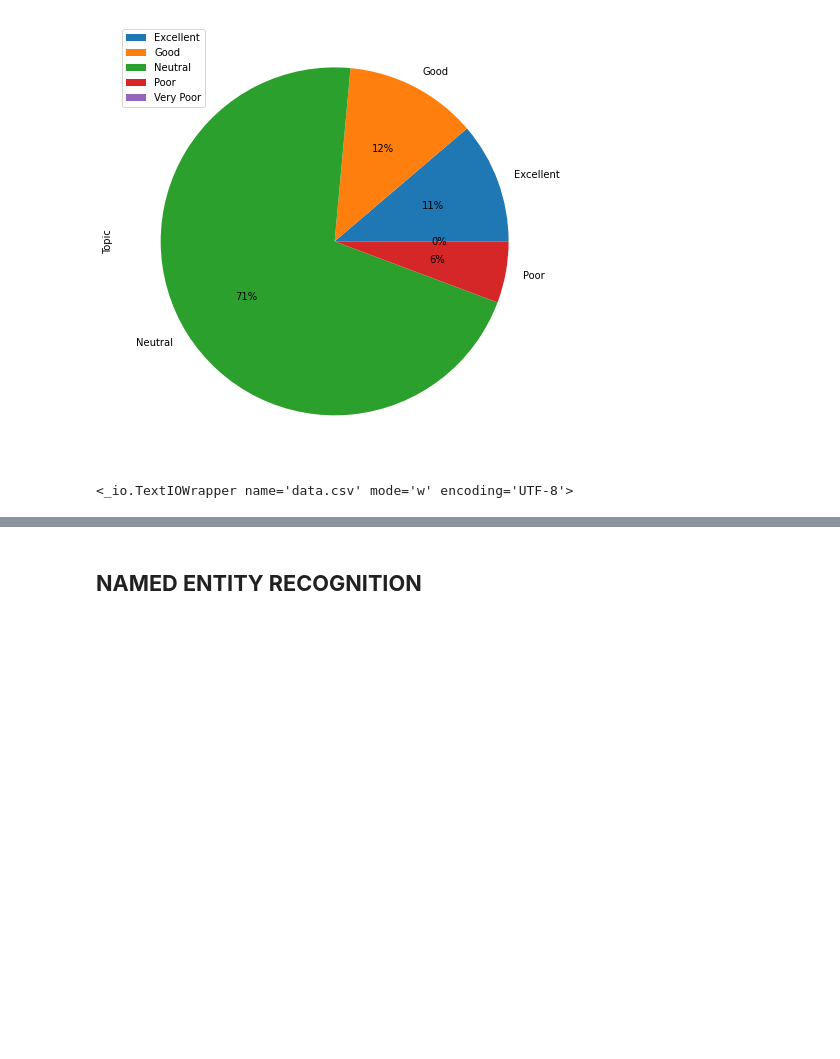
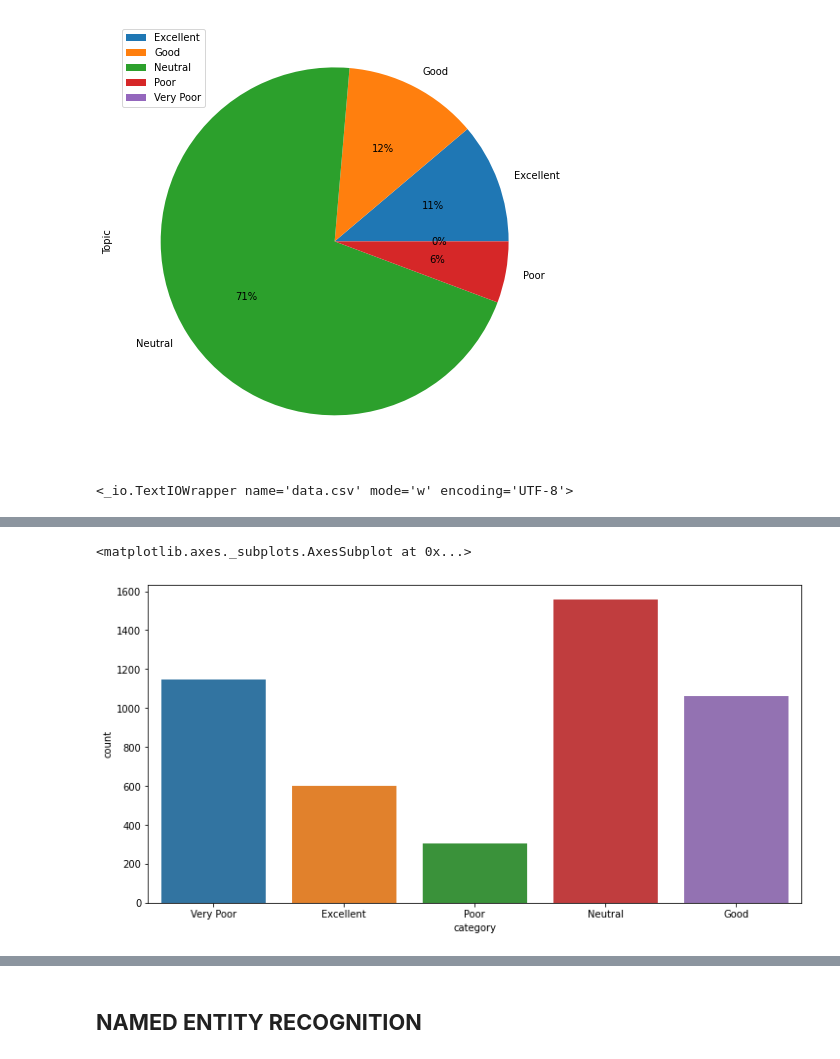
Before and after one commit to JoelMuhanguzi/dataanalyticsexam, a Jupyter notebook: datavisualizationassignment.ipynb, the cells around one changed output, grey strips where cells are left out. Drawn from its saved outputs; the diff is of its cells as text; code cells hidden in the pictures; blank space fills up the shorter version.

```diff
--- a/datavisualizationassignment.ipynb
+++ b/datavisualizationassignment.ipynb
@@ -187,0 +249,4 @@ f
+# %%
+df['scores'] = df['Comment'].apply(lambda review: sid.polarity_scores(review))
+
+df.head()
@@ -187,0 +260,4 @@ f
+# %%
+df['compound']  = df['scores'].apply(lambda score_dict: score_dict['compound'])
+
+df.head(100)
@@ -187,0 +278,15 @@ f
+# %%
+#Function to allocate categories based on compound scores
+def compute(value):
+  if value >=0.8000 and value <= 1.000:
+      return  "Excellent"
+  if value  >=0.6000 and value <= 0.7999:
+    return  "Good"
+  if value >=0.3000 and value <= 0.5999:
+      return "Neutral"
+  if value >=0.2000 and value <= 0.2999:
+    return   "Poor"
+  if value >=0.0000 and value <= 1.999:
+    return "Very Poor"
+# %%
+df['category'] = df['compound'].apply(compute)
@@ -187,0 +309,10 @@ f
+# %%
+# Plot graph to check class imbalance of data
+import seaborn as sns
+import matplotlib.pyplot as plt
+%matplotlib inline
+plt.figure(figsize=(12,6))
+sns.countplot(x='category',data=df)
+# %% [output]
+<matplotlib.axes._subplots.AxesSubplot at 0x...>
+[figure, added]
```
Also changed, not shown: parts of 24 cells of this notebook.
